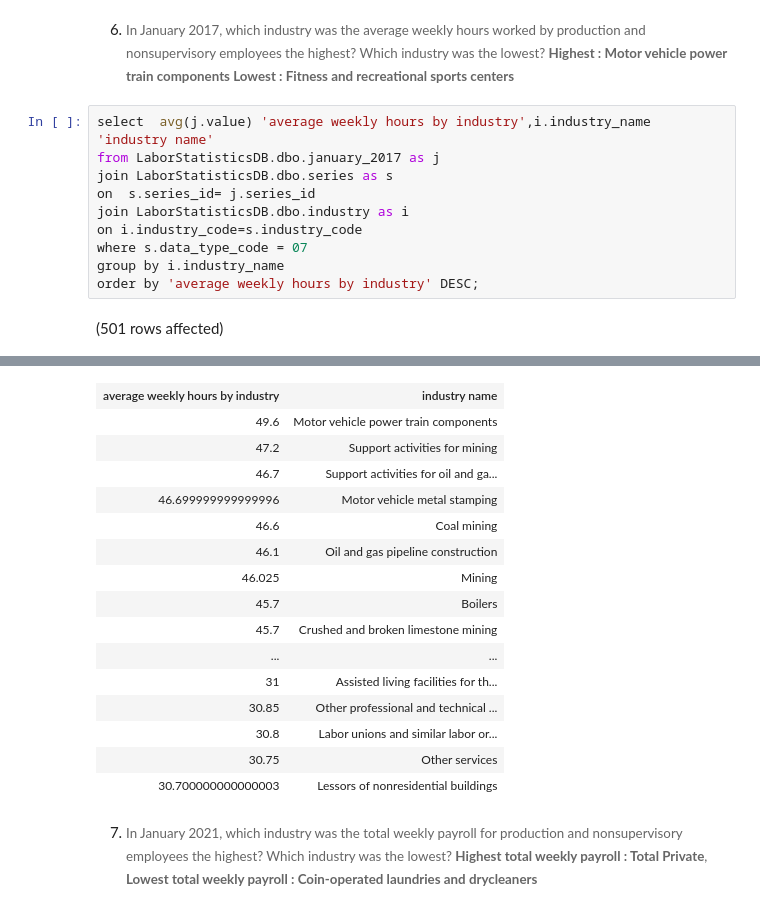
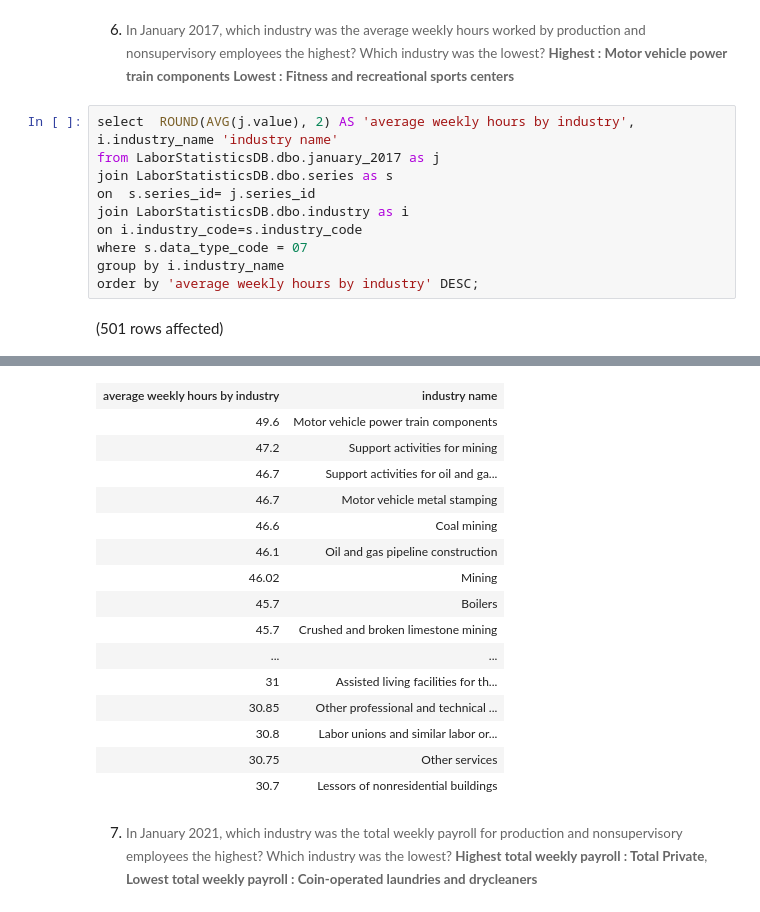
Before and after one commit to Sne0Ch/Assignment3_9to5, a Jupyter notebook: 9to5.ipynb, the cells around one changed output, grey strips where cells are left out. Saved outputs shown, nothing was run; the diff lists cells and outputs as text.

```diff
--- a/9to5.ipynb
+++ b/9to5.ipynb
@@ -194,7 +196,7 @@ Total execution time: 00:00:00.138
 # %% [markdown]
 6. <span style="background-color: rgb(255, 255, 255); font-size: 10pt; white-space: pre-wrap; color: rgb(102, 102, 102); font-family: Arvo, serif;">In January 2017, which industry was the average weekly hours worked by production and nonsupervisory employees the highest? Which industry was the lowest? <b>Highest : Motor vehicle power train components Lowest : Fitness and recreational sports centers</b></span>
 # %%
-select  avg(j.value) 'average weekly hours by industry',i.industry_name 'industry name'
+select  ROUND(AVG(j.value), 2) AS 'average weekly hours by industry', i.industry_name 'industry name'
 from LaborStatisticsDB.dbo.january_2017 as j
 join LaborStatisticsDB.dbo.series as s
 on  s.series_id= j.series_id
@@ -209,11 +211,11 @@ Total execution time: 00:00:00.215
 | average weekly hours by industry | industry name |
 | 49.6 | Motor vehicle power train components |
 | 47.2 | Support activities for mining |
 | 46.7 | Support activities for oil and ga... |
-| 46.699999999999996 | Motor vehicle metal stamping |
+| 46.7 | Motor vehicle metal stamping |
 | 46.6 | Coal mining |
 | 46.1 | Oil and gas pipeline construction |
-| 46.025 | Mining |
+| 46.02 | Mining |
 | 45.7 | Boilers |
 | 45.7 | Crushed and broken limestone mining |
 | ... | ... |
@@ -221,7 +223,7 @@ Total execution time: 00:00:00.215
 | 30.85 | Other professional and technical ... |
 | 30.8 | Labor unions and similar labor or... |
 | 30.75 | Other services |
-| 30.700000000000003 | Lessors of nonresidential buildings |
+| 30.7 | Lessors of nonresidential buildings |
 # %% [markdown]
 7. <span style="background-color: rgb(255, 255, 255); font-size: 10pt; white-space: pre-wrap; color: rgb(102, 102, 102); font-family: Arvo, serif;">In January 2021, which industry was the total weekly payroll for production and nonsupervisory employees the highest? Which industry was the lowest? <b>Highest total weekly payroll : Total Private</b>, <b>Lowest total weekly payroll : Coin-operated laundries and drycleaners</b></span>
 # %%
```
Also changed, not shown: parts of 22 cells of this notebook.
